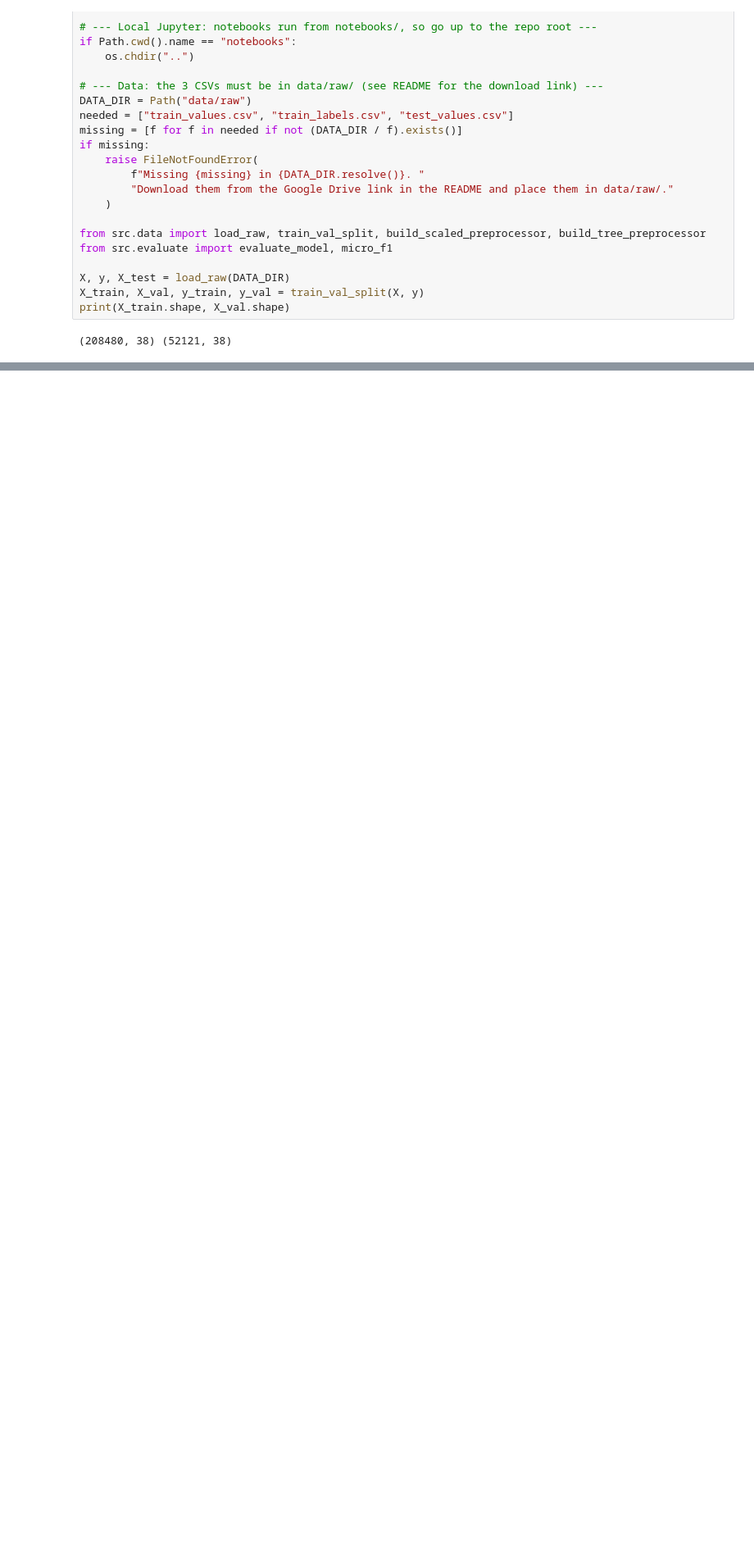
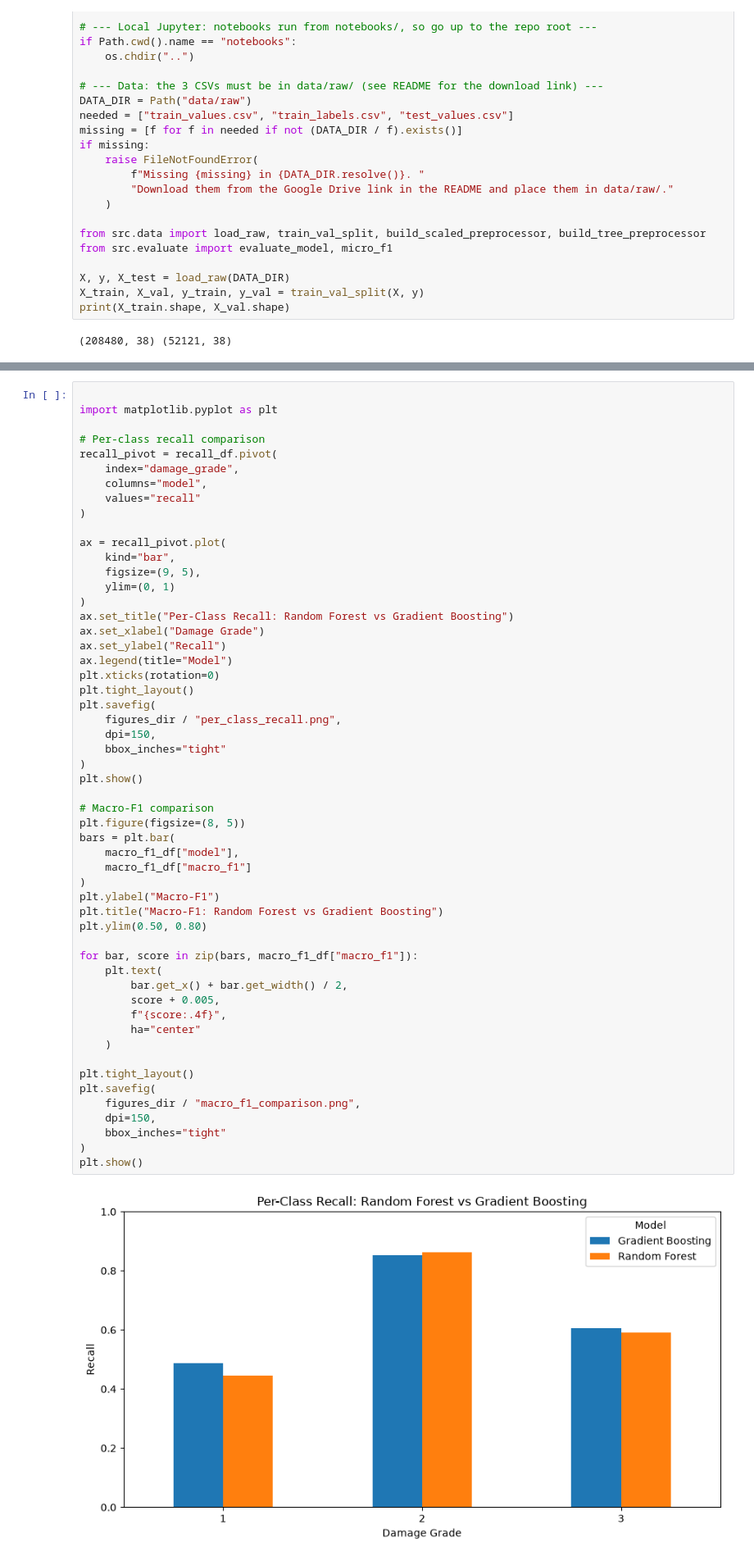
Before and after one commit to ayaanGH06/ML-Project-Earthquake-Damage, a Jupyter notebook: notebooks/06_model_comparison.ipynb, the cells around one changed output, grey strips where cells are left out. Shown at 82% size. Saved outputs shown, nothing was run; the diff lists cells and outputs as text; blank space fills up the shorter version.

```diff
--- a/notebooks/06_model_comparison.ipynb
+++ b/notebooks/06_model_comparison.ipynb
@@ -101,0 +213,56 @@ else:
+# %%
+
+import matplotlib.pyplot as plt
+
+# Per-class recall comparison
+recall_pivot = recall_df.pivot(
+    index="damage_grade",
+    columns="model",
+    values="recall"
+)
+
+ax = recall_pivot.plot(
+    kind="bar",
+    figsize=(9, 5),
+    ylim=(0, 1)
+)
+ax.set_title("Per-Class Recall: Random Forest vs Gradient Boosting")
+ax.set_xlabel("Damage Grade")
+ax.set_ylabel("Recall")
+ax.legend(title="Model")
+plt.xticks(rotation=0)
+plt.tight_layout()
+plt.savefig(
+    figures_dir / "per_class_recall.png",
+    dpi=150,
+    bbox_inches="tight"
+)
+plt.show()
+
+# Macro-F1 comparison
+plt.figure(figsize=(8, 5))
+bars = plt.bar(
+    macro_f1_df["model"],
+    macro_f1_df["macro_f1"]
+)
+plt.ylabel("Macro-F1")
+plt.title("Macro-F1: Random Forest vs Gradient Boosting")
+plt.ylim(0.50, 0.80)
+
+for bar, score in zip(bars, macro_f1_df["macro_f1"]):
+    plt.text(
+        bar.get_x() + bar.get_width() / 2,
+        score + 0.005,
+        f"{score:.4f}",
+        ha="center"
+    )
+
+plt.tight_layout()
+plt.savefig(
+    figures_dir / "macro_f1_comparison.png",
+    dpi=150,
+    bbox_inches="tight"
+)
+plt.show()
+# %% [output]
+[figure, added]
```
Also changed, not shown: parts of 5 cells of this notebook, 11 other files.
